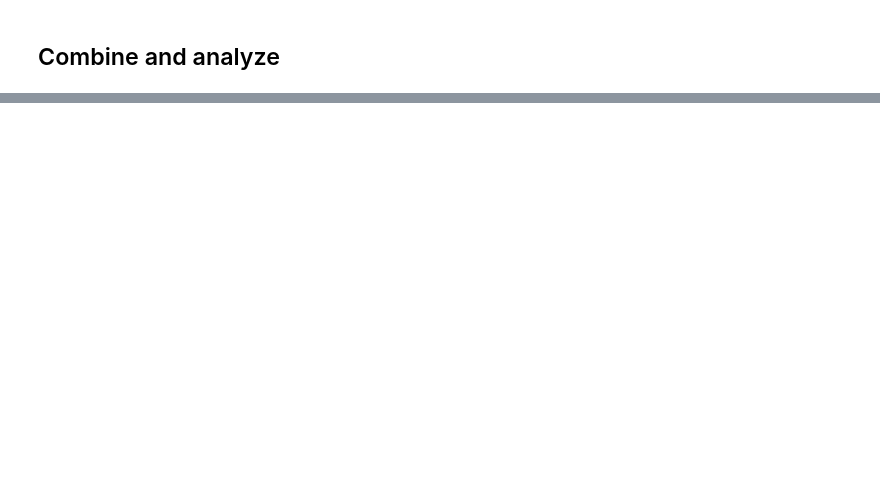
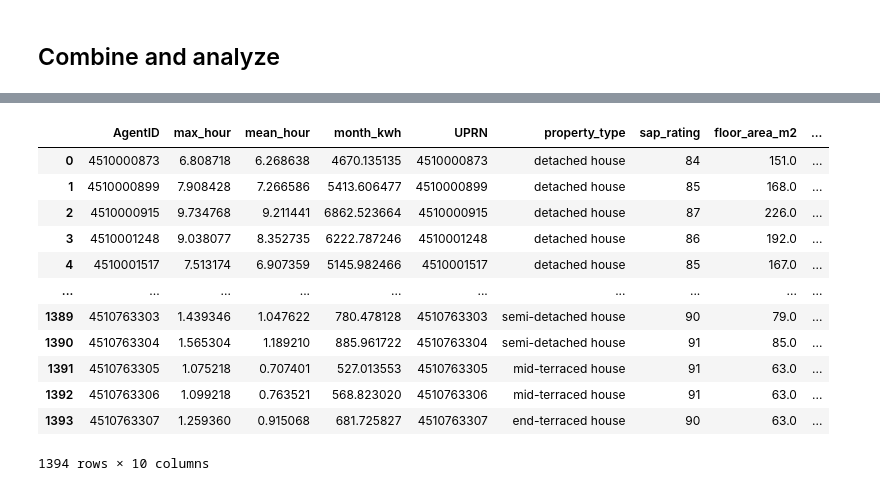
Before and after one commit to AlejandroBeltranA/spdt_abm, a Jupyter notebook: notebooks/energy-model-calibration.ipynb, the cells around one changed output, grey strips where cells are left out. Saved outputs shown, nothing was run; the diff lists cells and outputs as text; code cells hidden in the pictures; blank space fills up the shorter version.

```diff
--- a/notebooks/energy-model-calibration.ipynb
+++ b/notebooks/energy-model-calibration.ipynb
@@ -188,0 +343,25 @@ display(summary.style.format({'mape':'{:.1f}%','median_ratio':'{:.3f}','mean_rat
+# %%
+# LSOAs with big ABM/DESNZ gaps
+RATIO_THRESH = 1.5
+hi_lsoas = cmp.loc[cmp["ratio"] >= RATIO_THRESH, LSOA_COL].unique()
+print(f"{len(hi_lsoas)} high-ratio LSOAs (ratio ≥ {RATIO_THRESH})")
+
+# Pull features from the geo data
+feat_cols = [
+    LSOA_COL, "UPRN", "property_type", "sap_rating", "floor_area_m2",
+    "property_age", "main_fuel_type", "main_heating_system",
+    "retrofit_envelope_score", "is_off_gas", "is_electric_heating",
+    "is_gas", "is_oil", "is_solid_fuel"
+]
+feat_df = gdf[gdf[LSOA_COL].isin(hi_lsoas)][[c for c in feat_cols if c in gdf.columns]].copy()
+
+print("\nTop property types by count (high-ratio LSOAs):")
+display(feat_df["property_type"].value_counts().head(10))
+
+print("\nSAP summary:")
+display(feat_df["sap_rating"].describe())
+
+print("\nFuel / off-gas counts:")
+for col in ["is_off_gas", "is_electric_heating", "is_gas", "is_oil", "is_solid_fuel"]:
+    if col in feat_df:
+        display(feat_df[col].value_counts(dropna=False))
@@ -210,0 +685,16 @@ plt.suptitle(''); plt.tight_layout(); plt.show()
+# %%
+spikes
+# %% [output]
+|  | AgentID | max_hour | mean_hour | month_kwh | UPRN | property_type | sap_rating | floor_area_m2 | ... |
+| 0 | 4510000873 | 6.808718 | 6.268638 | 4670.135135 | 4510000873 | detached house | 84 | 151.0 | ... |
+| 1 | 4510000899 | 7.908428 | 7.266586 | 5413.606477 | 4510000899 | detached house | 85 | 168.0 | ... |
+| 2 | 4510000915 | 9.734768 | 9.211441 | 6862.523664 | 4510000915 | detached house | 87 | 226.0 | ... |
+| 3 | 4510001248 | 9.038077 | 8.352735 | 6222.787246 | 4510001248 | detached house | 86 | 192.0 | ... |
+| 4 | 4510001517 | 7.513174 | 6.907359 | 5145.982466 | 4510001517 | detached house | 85 | 167.0 | ... |
+| ... | ... | ... | ... | ... | ... | ... | ... | ... | ... |
+| 1389 | 4510763303 | 1.439346 | 1.047622 | 780.478128 | 4510763303 | semi-detached house | 90 | 79.0 | ... |
+| 1390 | 4510763304 | 1.565304 | 1.189210 | 885.961722 | 4510763304 | semi-detached house | 91 | 85.0 | ... |
+| 1391 | 4510763305 | 1.075218 | 0.707401 | 527.013553 | 4510763305 | mid-terraced house | 91 | 63.0 | ... |
+| 1392 | 4510763306 | 1.099218 | 0.763521 | 568.823020 | 4510763306 | mid-terraced house | 91 | 63.0 | ... |
+| 1393 | 4510763307 | 1.259360 | 0.915068 | 681.725827 | 4510763307 | end-terraced house | 90 | 63.0 | ... |
+1394 rows × 10 columns
```
Also changed, not shown: parts of 33 cells of this notebook, 10 other files.
